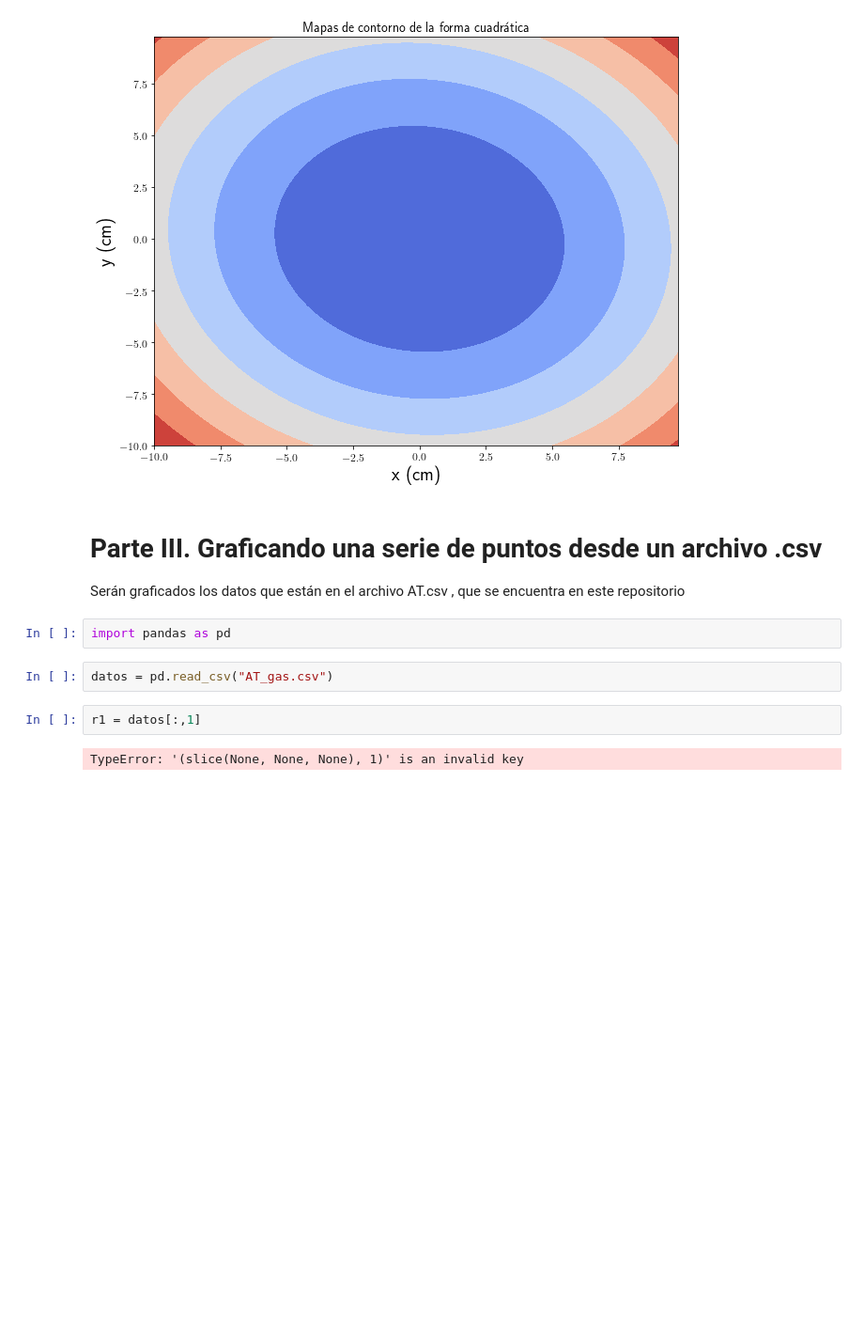
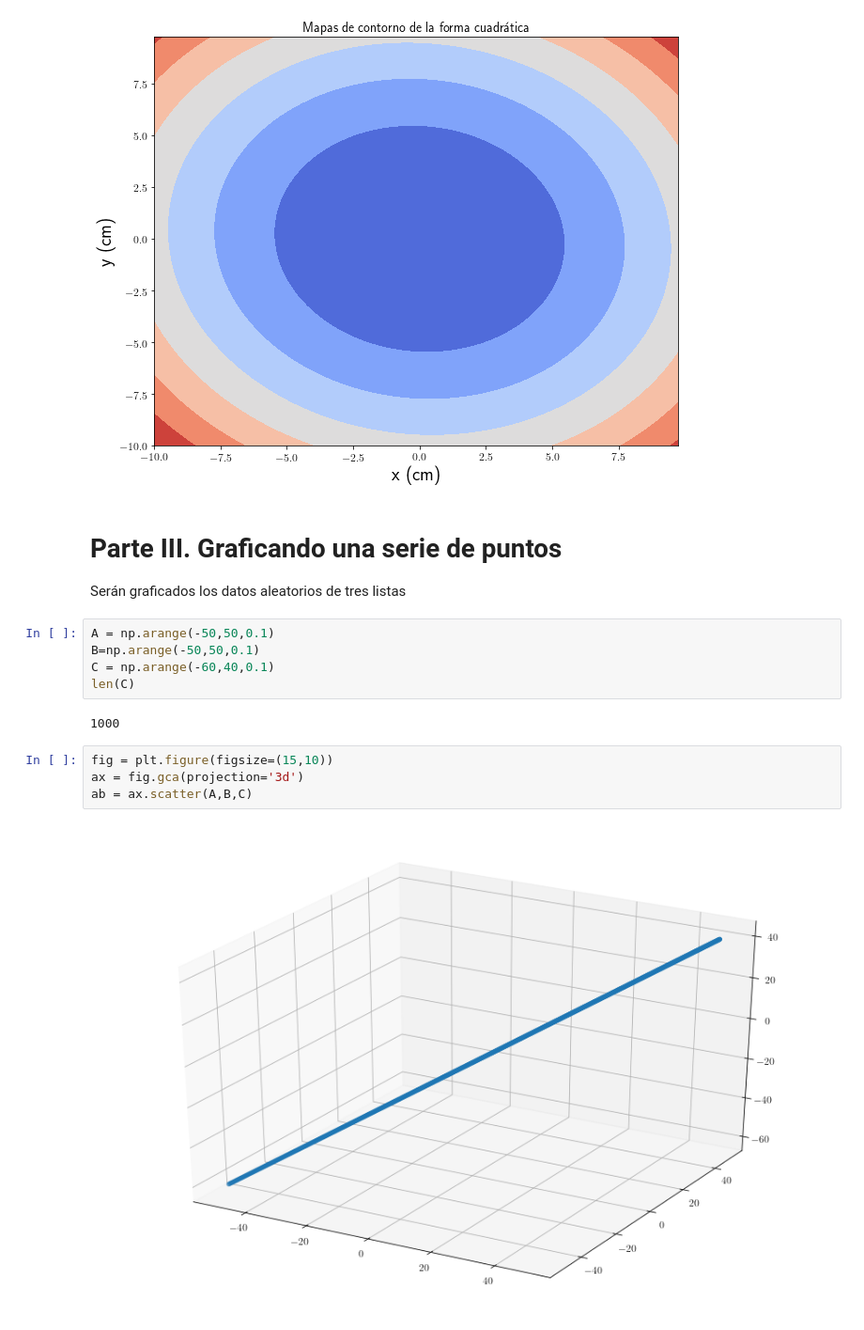
Before and after one commit to ajesusmc97/Python3_intro, a Jupyter notebook: 3D_plotting_Formas_Cuadraticas.ipynb, the cells around one changed output. Shown at 94% size. Drawn from its saved outputs; the diff is of its cells as text; blank space fills up the shorter version.

```diff
--- a/3D_plotting_Formas_Cuadraticas.ipynb
+++ b/3D_plotting_Formas_Cuadraticas.ipynb
@@ -57,14 +57,19 @@ plt.show()
 # %% [output]
 [figure]
 # %% [markdown]
-# Parte III.  Graficando una serie de puntos desde un archivo .csv
+# Parte III.  Graficando una serie de puntos
 
-Serán graficados los datos que están en el archivo AT.csv , que se encuentra en este repositorio
+Serán graficados los datos aleatorios de tres listas
-# %%
-import pandas as pd
-# %%
-datos = pd.read_csv("AT_gas.csv")
-# %%
-r1 = datos[:,1]
-# %% [output]
-TypeError: '(slice(None, None, None), 1)' is an invalid key
+# %%
+A = np.arange(-50,50,0.1)
+B=np.arange(-50,50,0.1)
+C = np.arange(-60,40,0.1)
+len(C)
+# %% [output]
+1000
+# %%
+fig = plt.figure(figsize=(15,10))
+ax = fig.gca(projection='3d')
+ab = ax.scatter(A,B,C)
+# %% [output]
+[figure, added]
```
Also changed, not shown: 3 other files.
